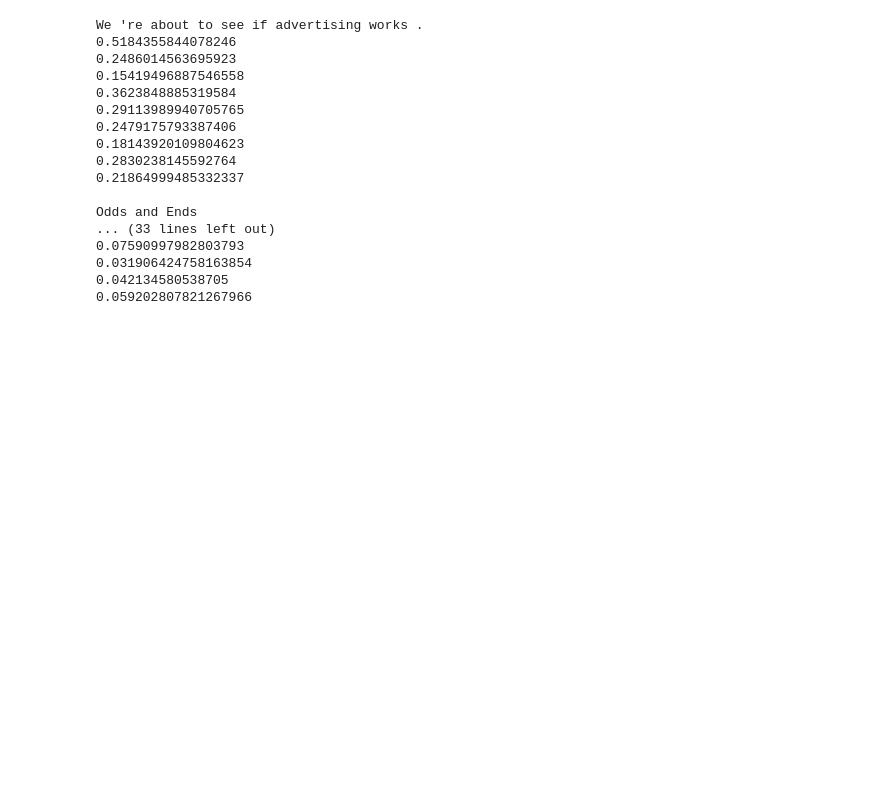
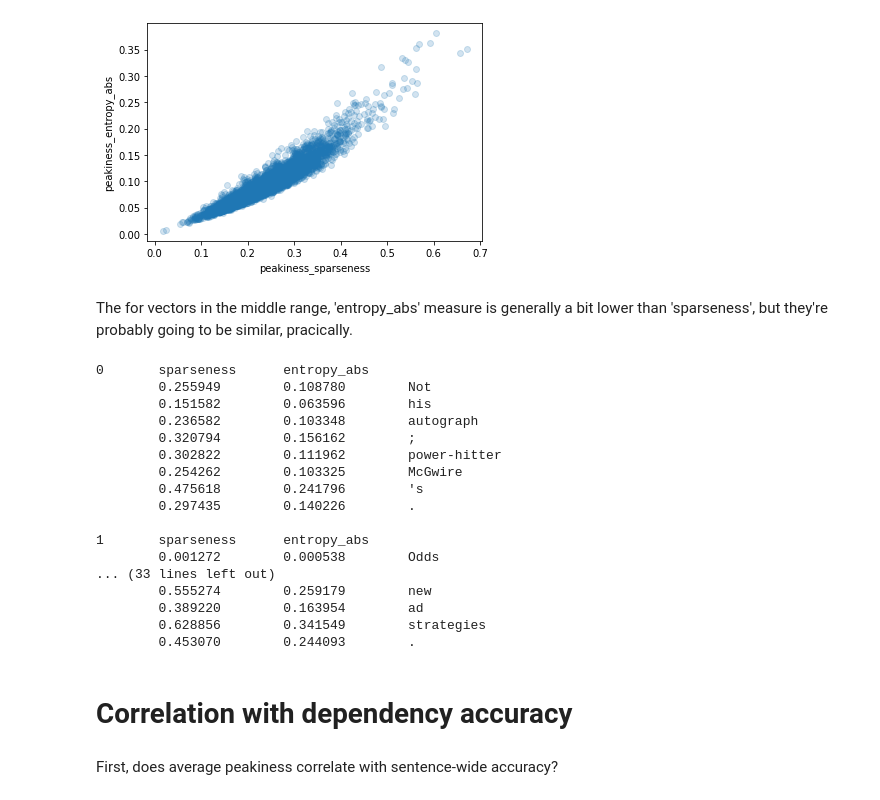
Before and after one commit to postylem/pmi-dependencies, a Jupyter notebook: peakiness.ipynb, the cells around one changed output. Saved outputs shown, nothing was run; the diff lists cells and outputs as text; code cells hidden in the pictures; blank space fills up the shorter version.

Commit message:
updated peakiness nb

```diff
--- a/peakiness.ipynb
+++ b/peakiness.ipynb
@@ -25,0 +103,9 @@ Perhaps we should use some notion of total variation to measure peakiness?
+# %%
+def peakiness_sparseness(vec):
+    d = len(vec)
+    if d == 1:
+        return np.nan
+    abs_total = sum(abs(x) for x in vec)
+    l2 = sqrt(sum(x**2 for x in vec))
+    numerator = sqrt(d) - abs_total / l2
+    return numerator / (sqrt(d) - 1)
@@ -26,31 +129,57 @@ Perhaps we should use some notion of total variation to measure peakiness?
+# %%
+# comparing two measures
+
+pairs = []
+for i in range(500):
+    # get a fake pmi matrix:
+    # a random square matrix size 5 to 30, populated with values in [-7,7]
+    d = np.random.randint(25)+5
+    pmis = 14 * np.random.sample((d,d)) - 7
+    pmis = pmis + np.transpose(pmis) # symmetrize
+    peakiness1 = np.apply_along_axis(peakiness_sparseness, axis=1, arr=pmis)
+    peakiness2 = np.apply_along_axis(peakiness_entropy_abs, axis=1, arr=pmis)
+    pairs += list(zip(peakiness1,peakiness2))
+
+plt.scatter(*zip(*pairs),alpha = 0.2)
+plt.xlabel('peakiness_sparseness')
+plt.ylabel('peakiness_entropy_abs')
+plt.show()
+# %% [output]
+[figure, added]
+# %% [markdown]
+The for vectors in the middle range, 'entropy_abs' measure is generally a bit lower than 'sparseness', but they're probably going to be similar, pracically.
 # %%
 # example
-RESULTS_DIR = "results/distilbert-base-cased(5)_pad10_2020-06-30-13-43/"
-npz = np.load(RESULTS_DIR + 'pmi_matrices.npz')
+RESULTS_DIR = "results/bert-base-cased(5)_pad10_2020-07-26-13-04/"
+npz = np.load(os.path.join(RESULTS_DIR, 'pmi_matrices.npz'))
 
 for sentence, matrix in npz.items():
-    print(sentence)
+    sent = sentence.split(' ')
+    print(f'{sent[0]}\tsparseness\tentropy_abs')
     matrix = matrix + np.transpose(matrix) # symmetrize
     for i, row in enumerate(matrix):
-        row -= min(row) # shift to remove negative values
         row = row[np.arange(len(row))!=i] # remove diagonal
-        print(peakiness(row))
+        print(f'\t{peakiness_sparseness(row):.6f}\t{peakiness_entropy_abs(row):.6f}\t{sent[i+1]}')
     print()
 # %% [output]
-We 're about to see if advertising works .
-0.5184355844078246
-0.2486014563695923
-0.15419496887546558
-0.3623848885319584
-0.29113989940705765
-0.2479175793387406
-0.18143920109804623
-0.2830238145592764
-0.21864999485332337
+0       sparseness      entropy_abs
+        0.255949        0.108780        Not
+        0.151582        0.063596        his
+        0.236582        0.103348        autograph
+        0.320794        0.156162        ;
+        0.302822        0.111962        power-hitter
+        0.254262        0.103325        McGwire
+        0.475618        0.241796        's
+        0.297435        0.140226        .
 
-Odds and Ends
+1       sparseness      entropy_abs
+        0.001272        0.000538        Odds
 ... (33 lines left out)
-0.07590997982803793
-0.031906424758163854
-0.042134580538705
-0.059202807821267966
+        0.555274        0.259179        new
+        0.389220        0.163954        ad
+        0.628856        0.341549        strategies
+        0.453070        0.244093        .
+# %% [markdown]
+# Correlation with dependency accuracy
+# %% [markdown]
+First, does average peakiness correlate with sentence-wide accuracy?
```
Also changed, not shown: parts of 15 cells of this notebook, 2 other files.
